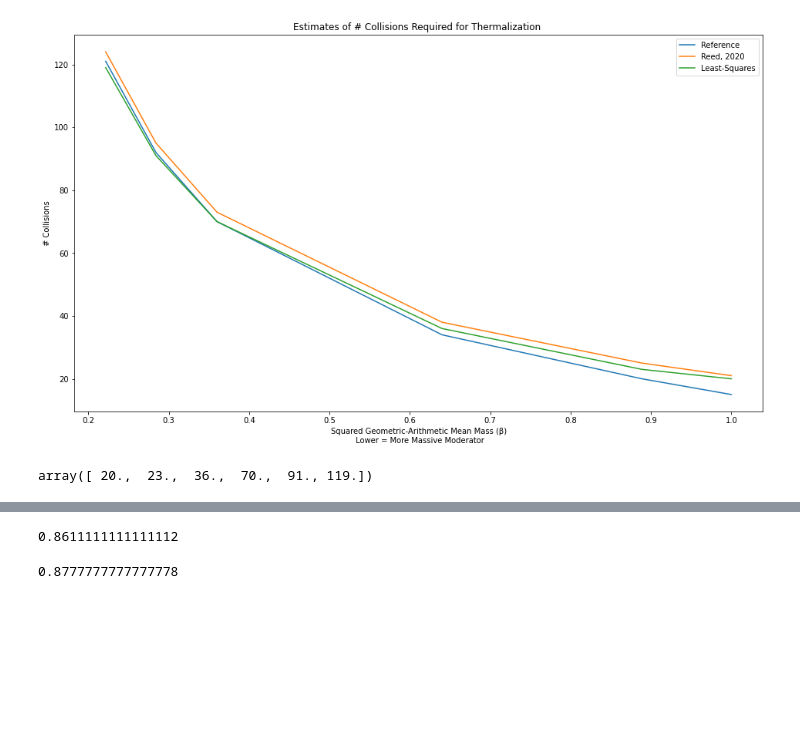
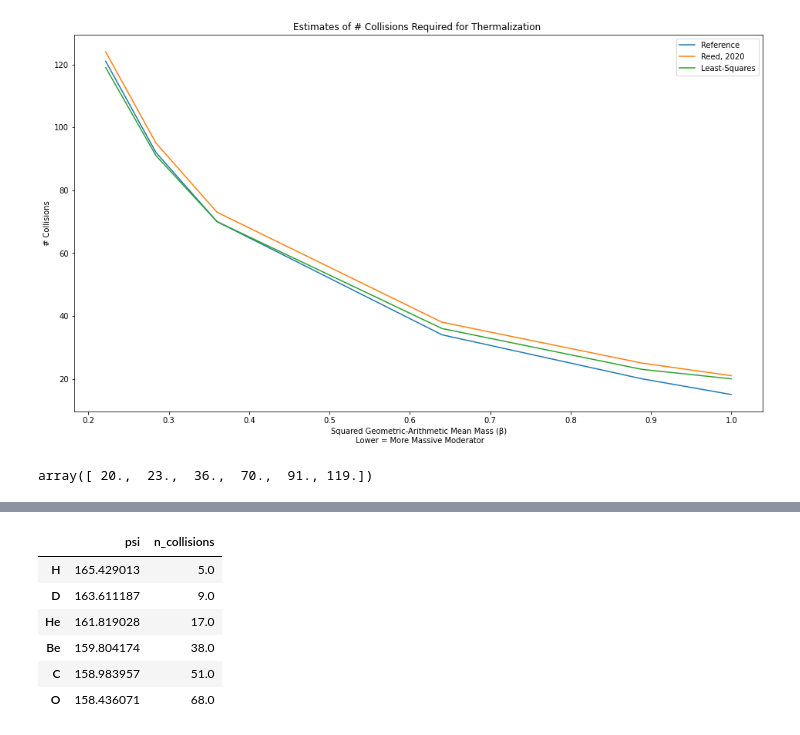
Before and after one commit to amatrhr/phy121, a Jupyter notebook: Scatter Angle Notebook.ipynb, the cells around one changed output, grey strips where cells are left out. Saved outputs shown, nothing was run; the diff lists cells and outputs as text; code cells hidden in the pictures; blank space fills up the shorter version.

```diff
--- a/Scatter Angle Notebook.ipynb
+++ b/Scatter Angle Notebook.ipynb
@@ -192,8 +198,10 @@ results_dictionary
-# %%
-155/180
-# %% [output]
-0.8611111111111112
-# %%
-158/180
-# %% [output]
-0.8777777777777778
+# %%
+pd.DataFrame(results_dictionary).T
+# %% [output]
+|  | psi | n_collisions |
+| H | 165.429013 | 5.0 |
+| D | 163.611187 | 9.0 |
+| He | 161.819028 | 17.0 |
+| Be | 159.804174 | 38.0 |
+| C | 158.983957 | 51.0 |
+| O | 158.436071 | 68.0 |
```
Also changed, not shown: parts of 7 cells of this notebook.
